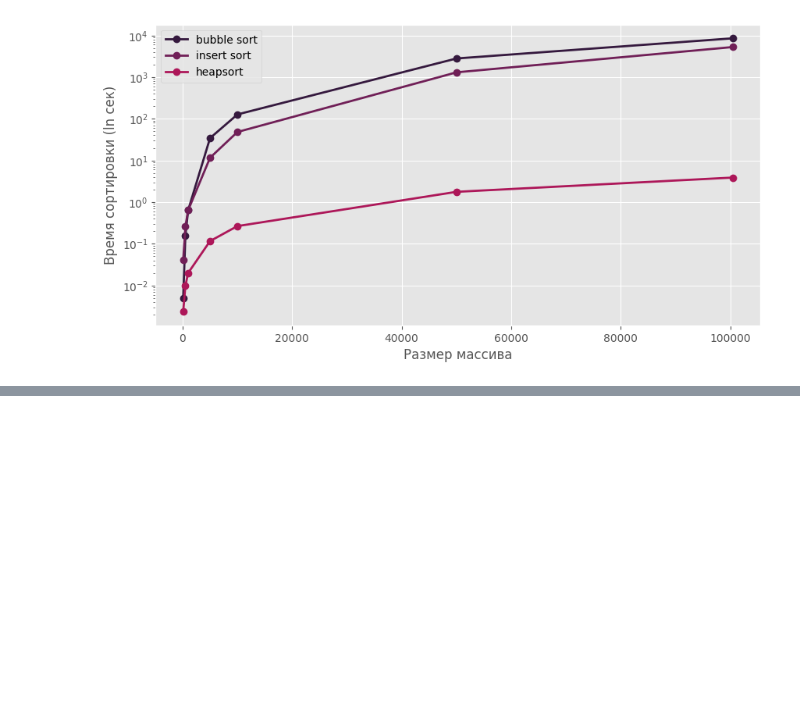
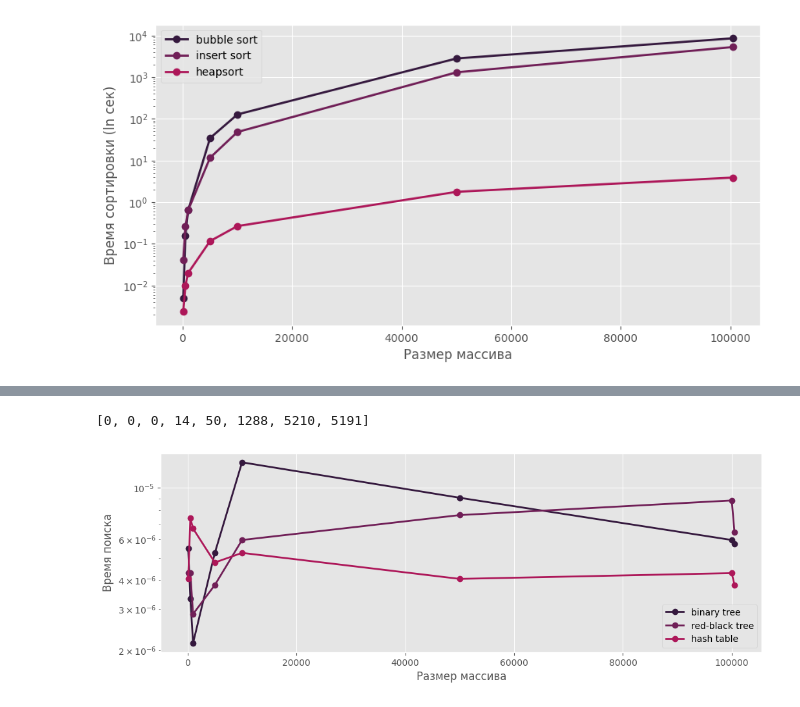
Before and after one commit to ktvlna/hse-programming-techniques, a Jupyter notebook: lab1/metprog.ipynb, the cells around one changed output, grey strips where cells are left out. Cells and saved outputs as stored; diff of their text form; code cells hidden in the pictures; blank space fills up the shorter version.

```diff
--- a/lab1/metprog.ipynb
+++ b/lab1/metprog.ipynb
@@ -209,0 +477,5 @@ plt.show()
+# %%
+bt_time = []
+rb_time = []
+hash_time = []
+collision = []
@@ -209,0 +484,44 @@ plt.show()
+# %%
+for arr in passengers:
+    bt = BinaryTree(arr)
+    start = time.time()
+    bt.search(arr[-1].name)
+    finish = time.time()
+    bt_time.append(finish - start)
+# %%
+for arr in passengers:
+    rb_tree = RedBlackTree()
+    for el in arr:
+        rb_tree.insert(el.name, el)
+    start = time.time()
+    rb_tree.search(arr[-1].name)
+    finish = time.time()
+    rb_time.append(finish - start)
+# %%
+for arr in passengers:
+    ht = HashTable()
+    for el in arr:
+        ht.insert(el.name, el)
+    start = time.time()
+    ht.search(arr[-1].name)
+    finish = time.time()
+    hash_time.append(finish - start)
+    collision.append(ht.collision_count)
+# %%
+collision
+# %% [output]
+[0, 0, 0, 14, 50, 1288, 5210, 5191]
+# %%
+plt.figure(figsize=(12, 4))
+plt.plot([100, 500, 1000, 5000, 10000, 50000, 100000, 100500], bt_time, label='binary tree', marker='o', linewidth=2)
+plt.plot([100, 500, 1000, 5000, 10000, 50000, 100000, 100500], rb_time, label='red-black tree', marker='o', linewidth=2)
+plt.plot([100, 500, 1000, 5000, 10000, 50000, 100000, 100500], hash_time, label='hash table', marker='o', linewidth=2)
+
+plt.xlabel("Размер массива")
+plt.ylabel("Время поиска")
+plt.yscale('log')
+
+plt.legend()
+plt.show()
+# %% [output]
+[figure, added]
```
Also changed, not shown: parts of 19 cells of this notebook.
